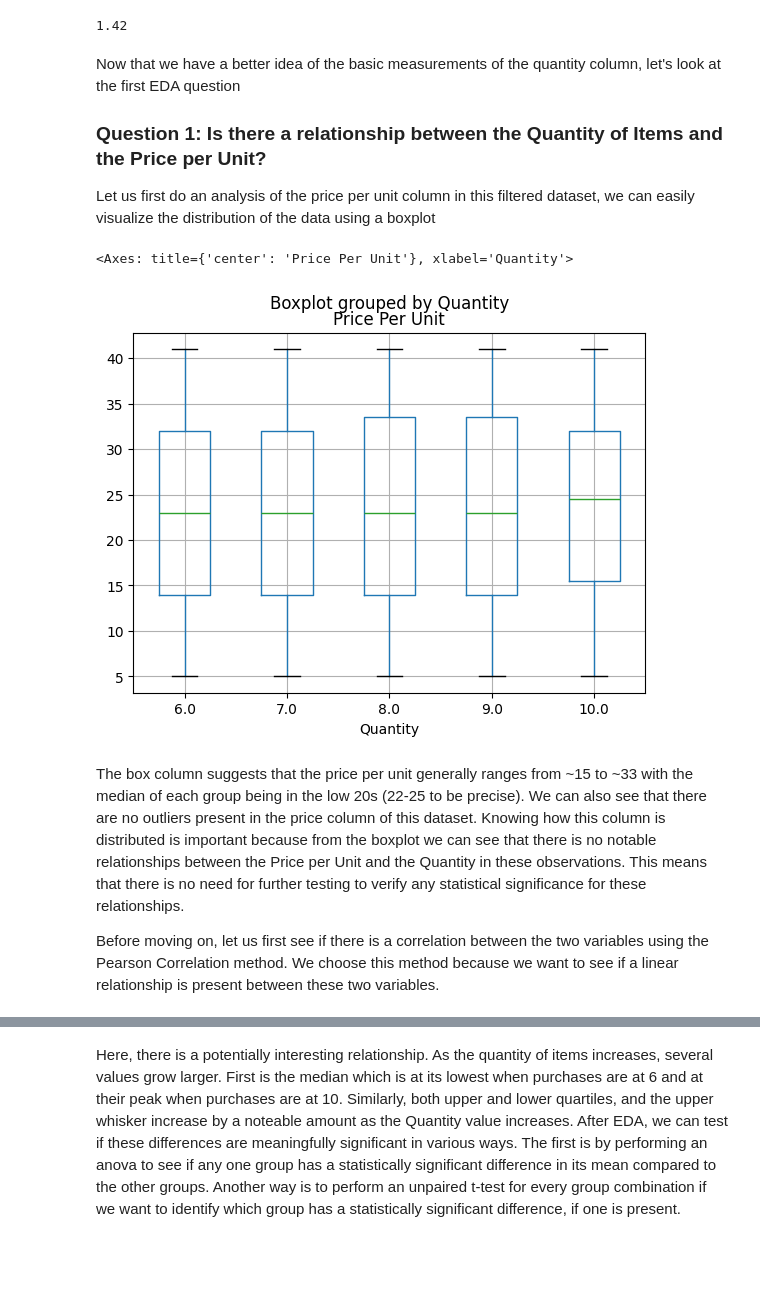
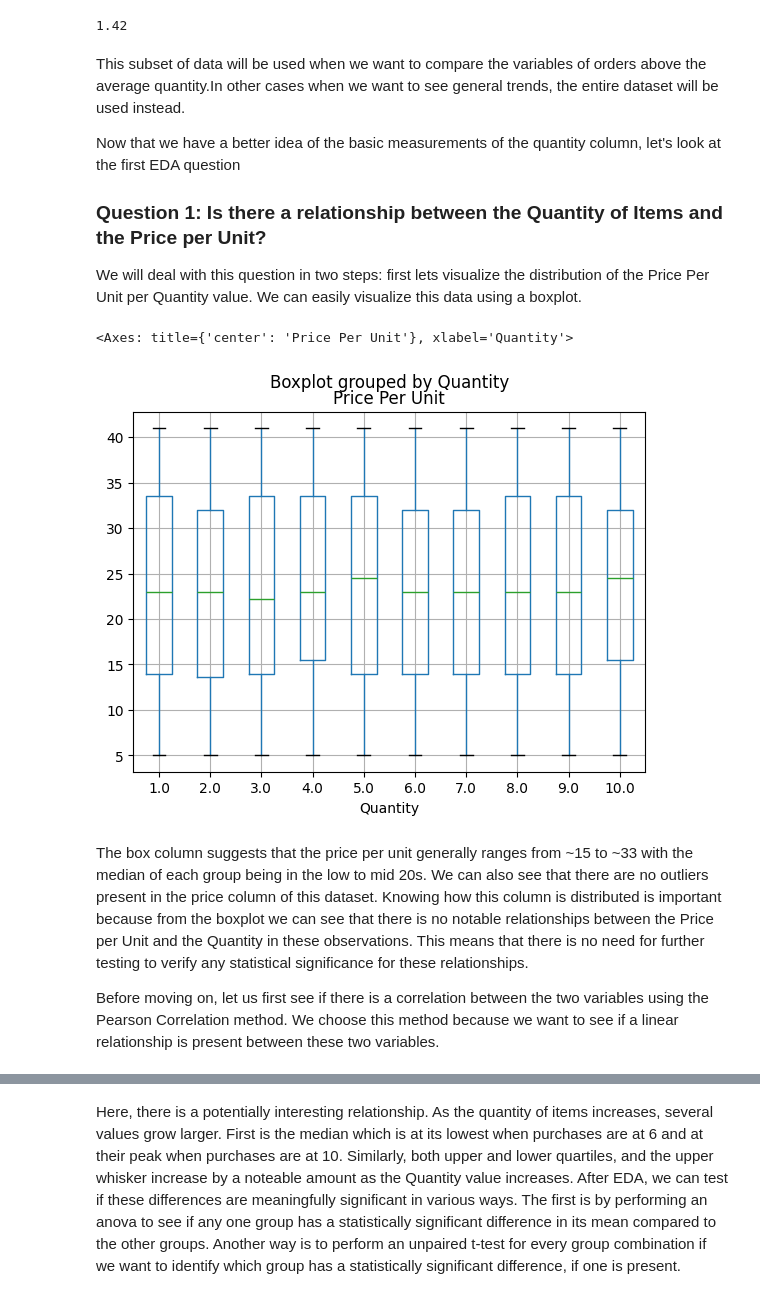
Before and after one commit to Shoufou/CSMODEL-MCO, a Jupyter notebook: CSMODEL CITIZENS - MCO1.ipynb, the cells around one changed output, grey strips where cells are left out. Saved outputs shown, nothing was run; the diff lists cells and outputs as text; code cells hidden in the pictures; blank space fills up the shorter version.

```diff
--- a/CSMODEL CITIZENS - MCO1.ipynb
+++ b/CSMODEL CITIZENS - MCO1.ipynb
@@ -522,18 +508,20 @@ print('{:.2f}'.format(df_filtered['Quantity'].std()))
 # %% [output]
 1.42
 # %% [markdown]
+This subset of data will be used when we want to compare the variables of orders above the average quantity.In other cases when we want to see general trends, the entire dataset will be used instead.
+
 Now that we have a better idea of the basic measurements of the quantity column, let's look at the first EDA question
 
 ### Question 1: Is there a relationship between the Quantity of Items and the Price per Unit?
 
-Let us first do an analysis of the price per unit column in this filtered dataset, we can easily visualize the distribution of the data using a boxplot
+We will deal with this question in two steps: first lets visualize the distribution of the Price Per Unit per Quantity value. We can easily visualize this data using a boxplot.
 # %%
-df_filtered.boxplot(by = 'Quantity', column = ['Price Per Unit'], grid = 'False')
+df.boxplot(by = 'Quantity', column = ['Price Per Unit'], grid = 'False')
 # %% [output]
 <Axes: title={'center': 'Price Per Unit'}, xlabel='Quantity'>
-[figure, old version]
+[figure, new version]
 # %% [markdown]
-The box column suggests that the price per unit generally ranges from ~15 to ~33 with the median of each group being in the low 20s (22-25 to be precise). We can also see that there are no outliers present in the price column of this dataset. Knowing how this column is distributed is important because from the boxplot we can see that there is no notable relationships between the Price per Unit and the Quantity in these observations. This means that there is no need for further testing to verify any statistical significance for these relationships.
+The box column suggests that the price per unit generally ranges from ~15 to ~33 with the median of each group being in the low to mid 20s. We can also see that there are no outliers present in the price column of this dataset. Knowing how this column is distributed is important because from the boxplot we can see that there is no notable relationships between the Price per Unit and the Quantity in these observations. This means that there is no need for further testing to verify any statistical significance for these relationships.
 
 Before moving on, let us first see if there is a correlation between the two variables using the Pearson Correlation method. We choose this method because we want to see if a linear relationship is present between these two variables.
 # %%
```
Also changed, not shown: parts of 13 cells of this notebook.
